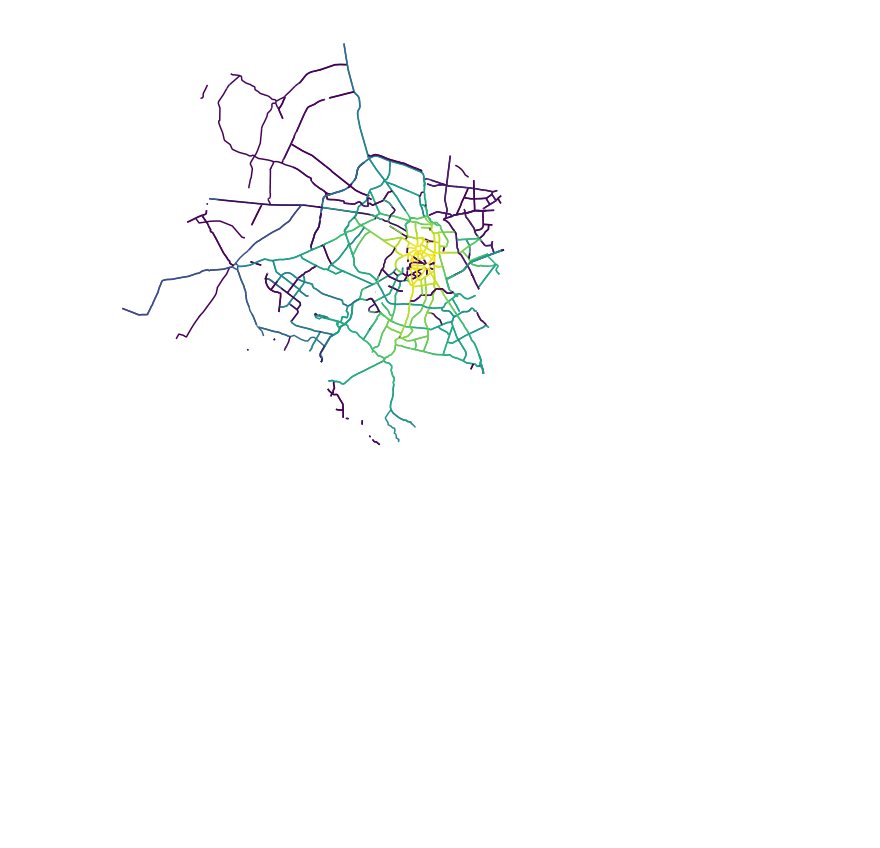
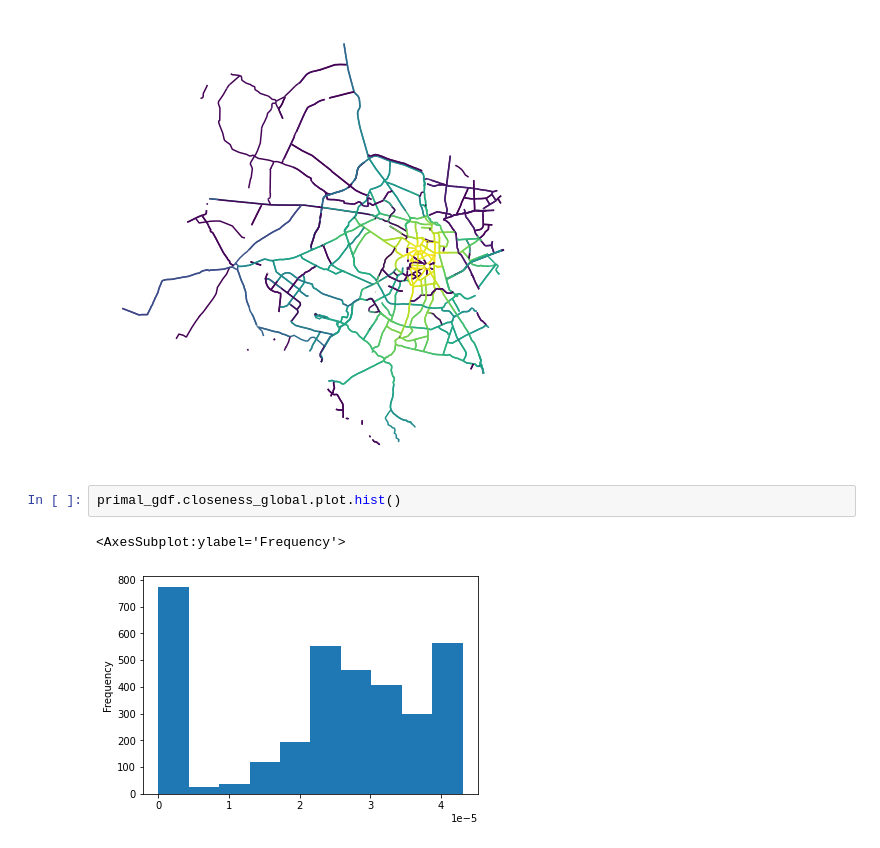
Before and after one commit to akazukin5151/comparative-accessibility, a Jupyter notebook: delhi centrality.ipynb, the cells around one changed output. Saved outputs shown, nothing was run; the diff lists cells and outputs as text; blank space fills up the shorter version.

Commit message:
Add histogram for delhi centrality

```diff
--- a/delhi centrality.ipynb
+++ b/delhi centrality.ipynb
@@ -93,3 +93,8 @@ plt.axis('off')
 plt.savefig('cc_edge.png')
 # %% [output]
 [figure]
+# %%
+primal_gdf.closeness_global.plot.hist()
+# %% [output]
+<AxesSubplot:ylabel='Frequency'>
+[figure, added]
```
